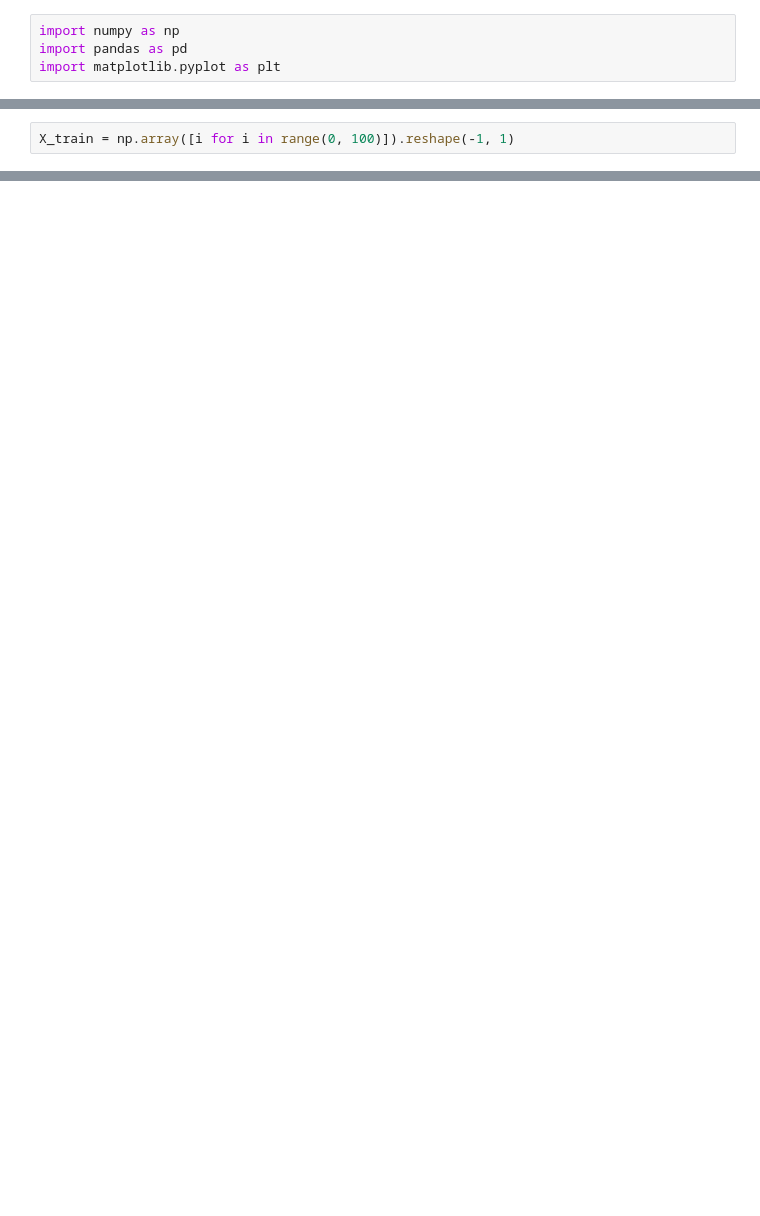
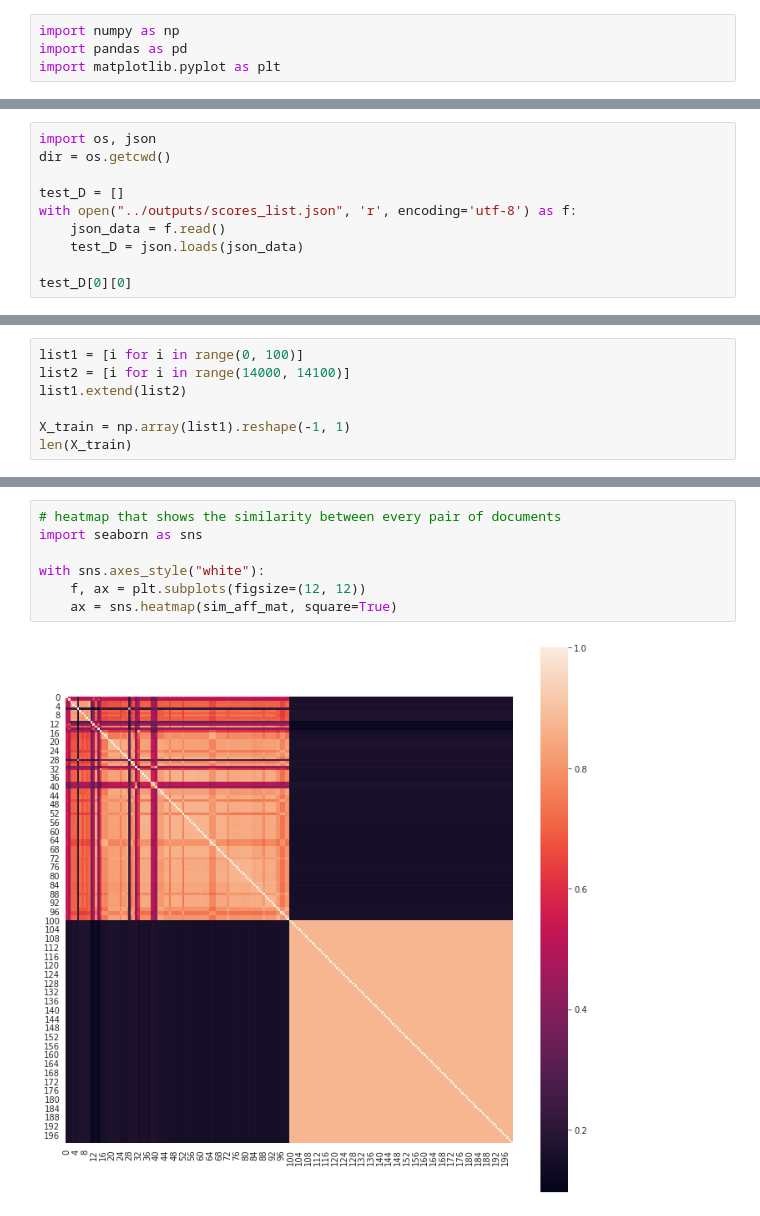
Before and after one commit to NITK-CS750/JSON-Clustering, a Jupyter notebook: scripts/clustering.ipynb, the cells around one changed output, grey strips where cells are left out. Saved outputs shown, nothing was run; the diff lists cells and outputs as text; blank space fills up the shorter version.

```diff
--- a/scripts/clustering.ipynb
+++ b/scripts/clustering.ipynb
@@ -55,0 +7,10 @@ def similarity_score_reader(X, Y):
+# %%
+import os, json
+dir = os.getcwd()
+
+test_D = []
+with open("../outputs/scores_list.json", 'r', encoding='utf-8') as f:
+    json_data = f.read()
+    test_D = json.loads(json_data)
+
+test_D[0][0]
@@ -56,2 +44,7 @@ def similarity_score_reader(X, Y):
 # %%
-X_train = np.array([i for i in range(0, 100)]).reshape(-1, 1)
+list1 = [i for i in range(0, 100)]
+list2 = [i for i in range(14000, 14100)]
+list1.extend(list2)
+
+X_train = np.array(list1).reshape(-1, 1)
+len(X_train)
@@ -62,3 +157,12 @@ def sim_affinity(X):
+# %%
+# heatmap that shows the similarity between every pair of documents
+import seaborn as sns
+
+with sns.axes_style("white"):
+    f, ax = plt.subplots(figsize=(12, 12))
+    ax = sns.heatmap(sim_aff_mat, square=True)
+# %% [output]
+[figure, added]
 # %%
 from scipy.cluster.hierarchy import dendrogram
 
```
Also changed, not shown: parts of 22 cells of this notebook, 14 other files.
